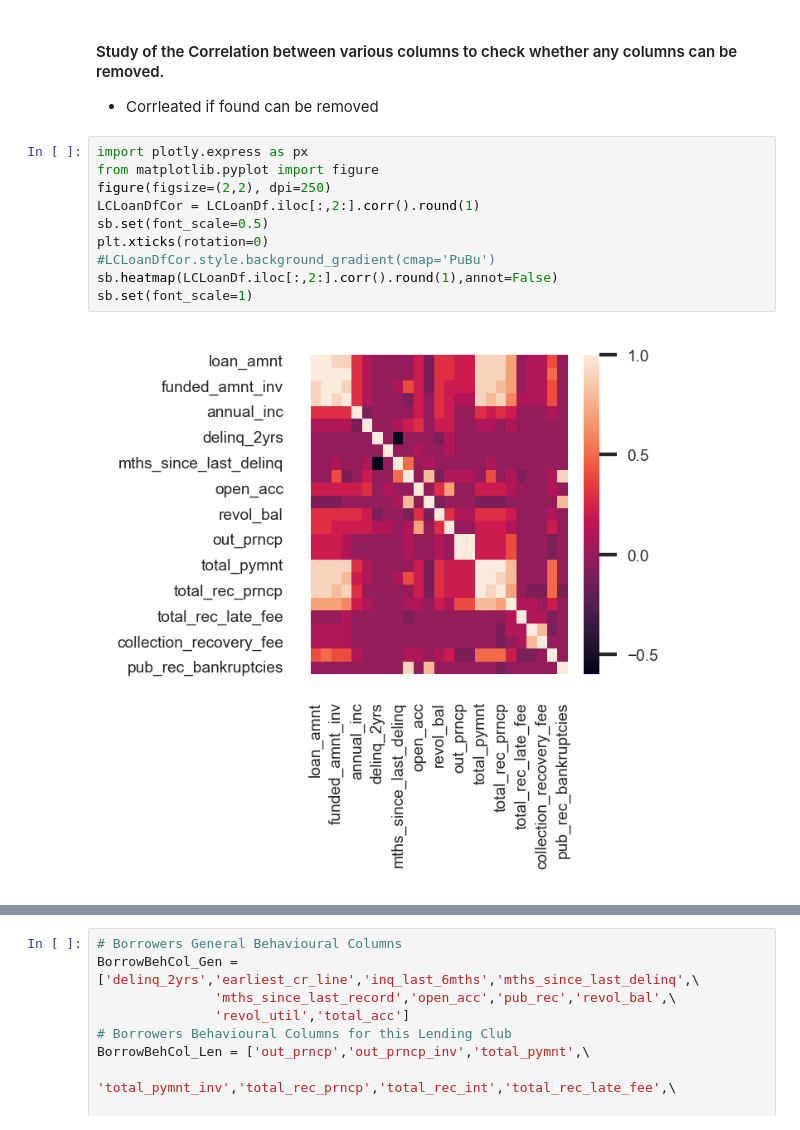
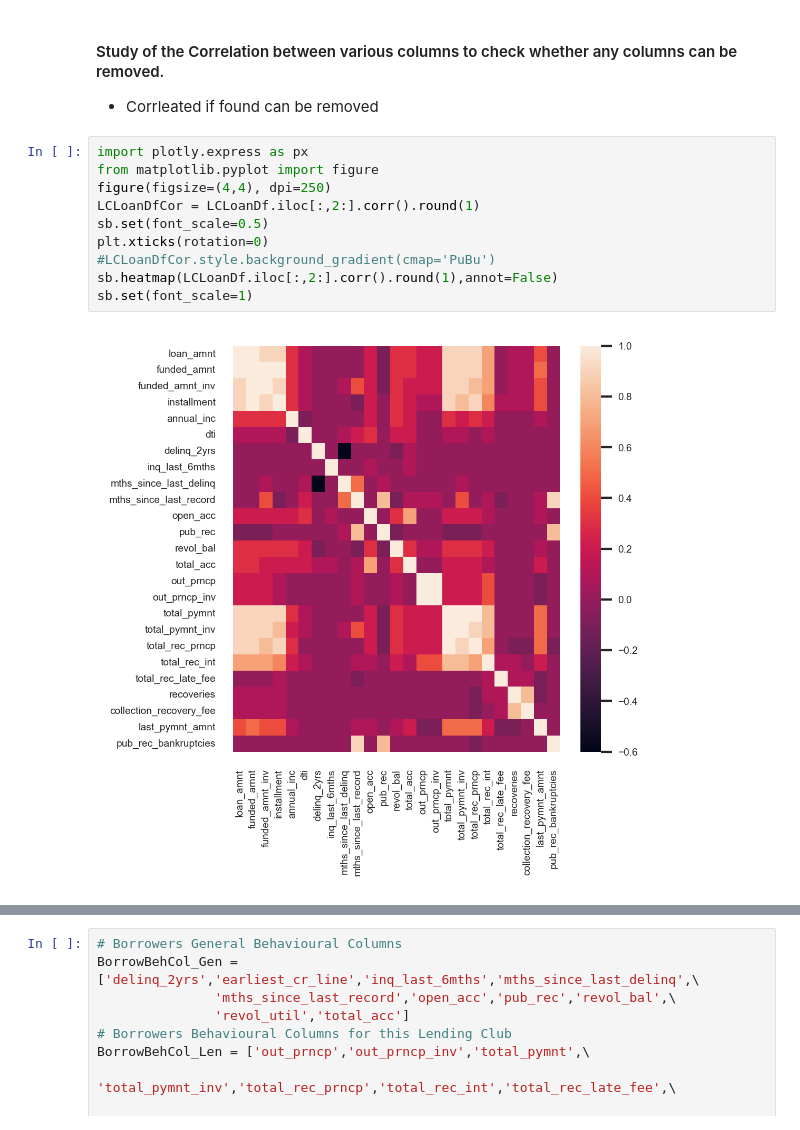
Before and after one commit to sshrinivasbhat/LendingClubCaseStudy, a Jupyter notebook: C44LendClubCasStdy_ShrinivasB.ipynb, the cells around one changed output, grey strips where cells are left out. Saved outputs shown, nothing was run; the diff lists cells and outputs as text.

```diff
--- a/C44LendClubCasStdy_ShrinivasB.ipynb
+++ b/C44LendClubCasStdy_ShrinivasB.ipynb
@@ -151,15 +151,15 @@ LCLoanDf.shape
 # %%
 import plotly.express as px
 from matplotlib.pyplot import figure
-figure(figsize=(2,2), dpi=250)
+figure(figsize=(4,4), dpi=250)
 LCLoanDfCor = LCLoanDf.iloc[:,2:].corr().round(1)
 sb.set(font_scale=0.5)
 plt.xticks(rotation=0)
 #LCLoanDfCor.style.background_gradient(cmap='PuBu')
 sb.heatmap(LCLoanDf.iloc[:,2:].corr().round(1),annot=False)
 sb.set(font_scale=1)
 # %% [output]
-[figure, old version]
+[figure, new version]
 # %% [markdown]
 #### Dropping Certain Colums which add least value in the Analysis
 - Unneccesary Columns 'desc','url'
```
Also changed, not shown: parts of 6 cells of this notebook, 1 other file.
